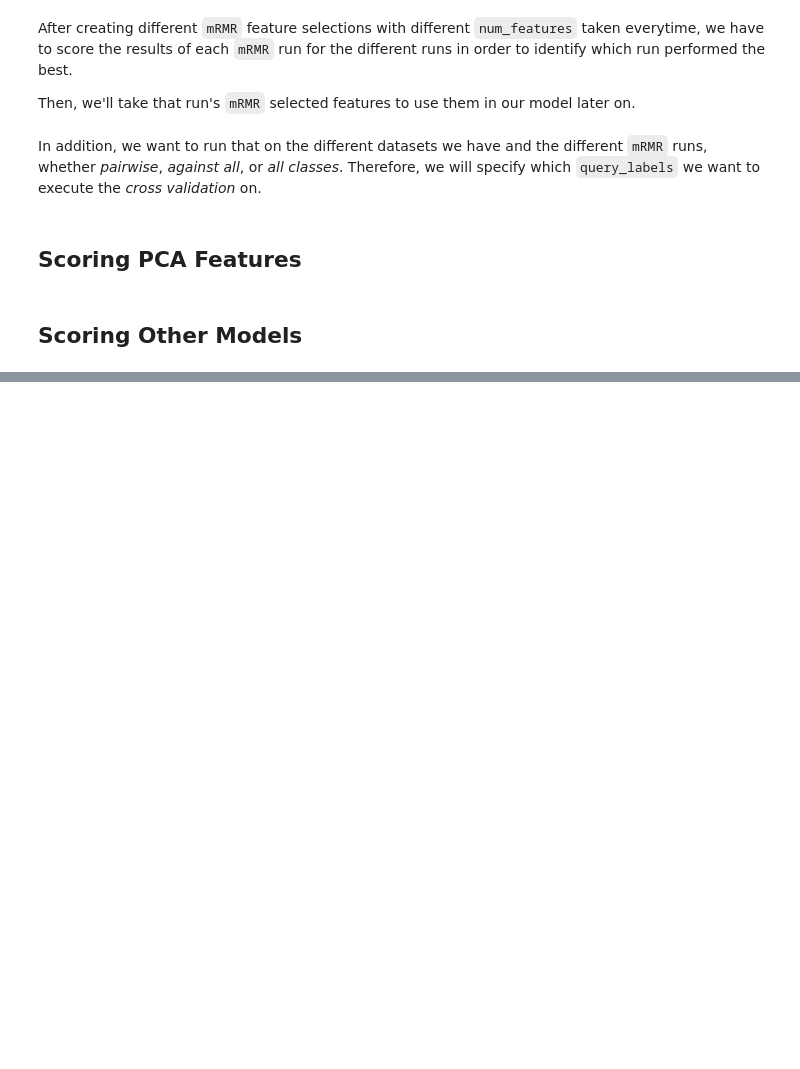
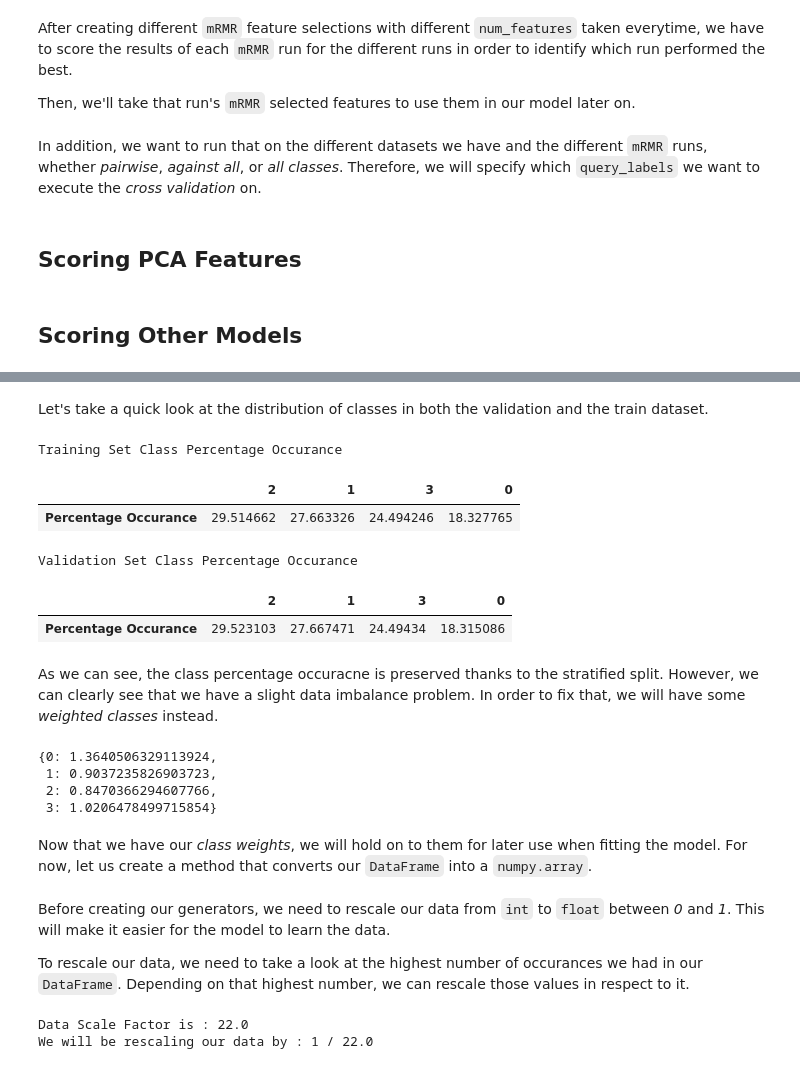
Before and after one commit to nizarmah/strucanti, a Jupyter notebook: main.ipynb, the cells around one changed output, grey strips where cells are left out. Drawn from its saved outputs; the diff is of its cells as text; code cells hidden in the pictures; blank space fills up the shorter version.

```diff
--- a/main.ipynb
+++ b/main.ipynb
@@ -159,10 +161,10 @@ array(['b', 'd', 'c', 'a', 'e', 'f', 'g'], dtype=object)
 # %% [markdown]
 Here are the percentage frequencies of each class.
 # %%
-def class_percentage_occurance():
+def class_percentage_occurance(dataset):
     return (dataset['class'].value_counts() * 100 / dataset['class'].size).to_frame(name='Percentage Occurance').T
 
-class_percentage_occurance()
+class_percentage_occurance(dataset)
 # %% [output]
 |  | c | b | d | a | g | e | f |
 | Percentage Occurance | 26.904859 | 25.216538 | 22.327108 | 16.703884 | 5.484504 | 1.752605 | 1.610502 |
@@ -596,0 +628,32 @@ score_mRMR_queries(GaussianNB(), "bayes", dataset_name,
+# %%
+X_train, X_valid, y_train, y_valid = train_test_split(X, y, test_size=0.2, random_state=RANDOM_STATE, stratify=y)
+# %% [markdown]
+Let's take a quick look at the distribution of classes in both the validation and the train dataset.
+# %%
+print("Training Set Class Percentage Occurance")
+class_percentage_occurance(y_train.to_frame())
+# %% [output]
+Training Set Class Percentage Occurance
+|  | 2 | 1 | 3 | 0 |
+| Percentage Occurance | 29.514662 | 27.663326 | 24.494246 | 18.327765 |
+# %%
+print("Validation Set Class Percentage Occurance")
+class_percentage_occurance(y_valid.to_frame())
+# %% [output]
+Validation Set Class Percentage Occurance
+|  | 2 | 1 | 3 | 0 |
+| Percentage Occurance | 29.523103 | 27.667471 | 24.49434 | 18.315086 |
+# %% [markdown]
+As we can see, the class percentage occuracne is preserved thanks to the stratified split. However, we can clearly see that we have a slight data imbalance problem. In order to fix that, we will have some *weighted classes* instead.
+# %%
+class_weights = dict(enumerate(
+                    class_weight.compute_class_weight('balanced', np.unique(y_train), y_train)))
+
+class_weights
+# %% [output]
+{0: 1.3640506329113924,
+ 1: 0.9037235826903723,
+ 2: 0.8470366294607766,
+ 3: 1.0206478499715854}
+# %% [markdown]
+Now that we have our *class weights*, we will hold on to them for later use when fitting the model. For now, let us create a method that converts our `DataFrame` into a `numpy.array`.
@@ -596,0 +666,14 @@ score_mRMR_queries(GaussianNB(), "bayes", dataset_name,
+# %% [markdown]
+Before creating our generators, we need to rescale our data from `int` to `float` between *0* and *1*. This will make it easier for the model to learn the data.
+
+To rescale our data, we need to take a look at the highest number of occurances we had in our `DataFrame`. Depending on that highest number, we can rescale those values in respect to it.
+# %%
+data_scale_factor = getXData(X, (len(X.columns), )).max()
+rescale_factor = 1./data_scale_factor
+
+data_scale_factor
+print('Data Scale Factor is :', data_scale_factor)
+print('We will be rescaling our data by : 1 /', data_scale_factor)
+# %% [output]
+Data Scale Factor is : 22.0
+We will be rescaling our data by : 1 / 22.0
```
Also changed, not shown: parts of 32 cells of this notebook, 2 other files.
